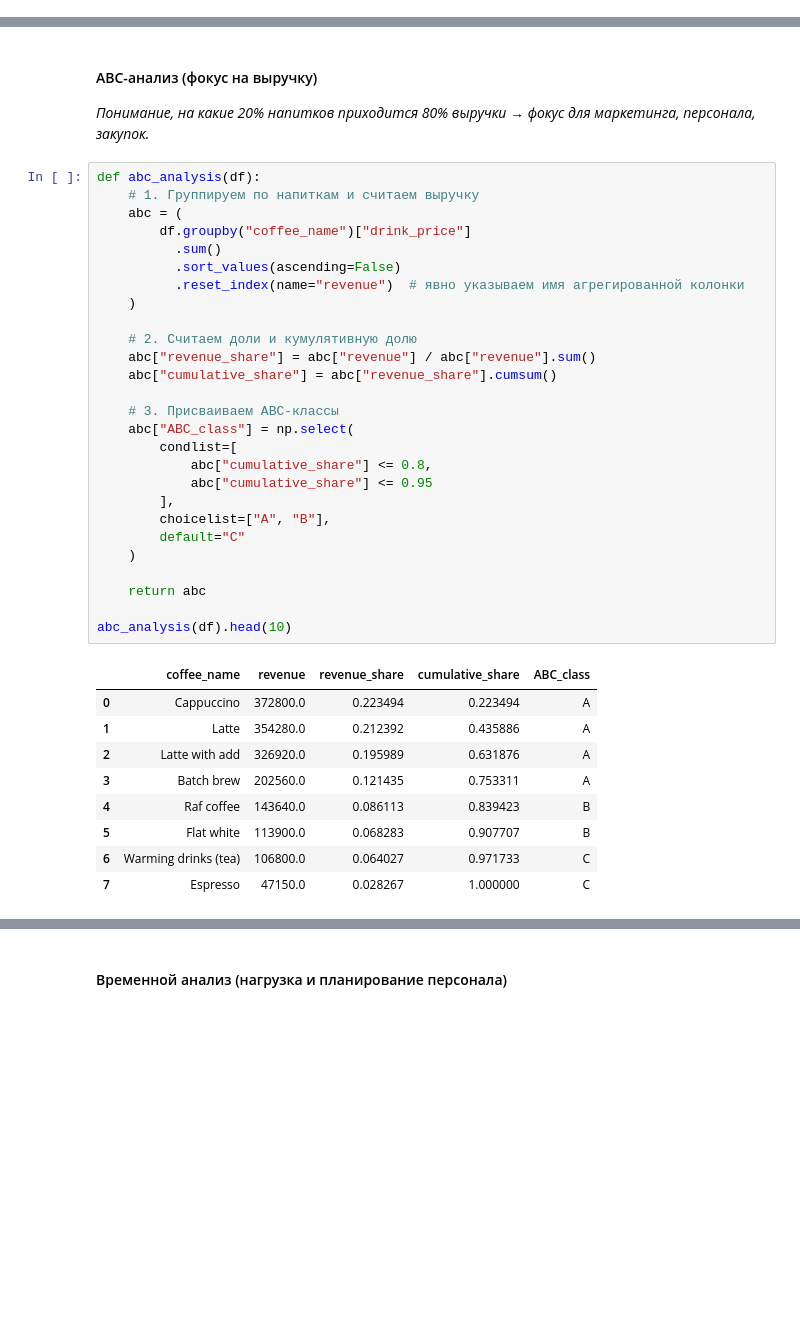
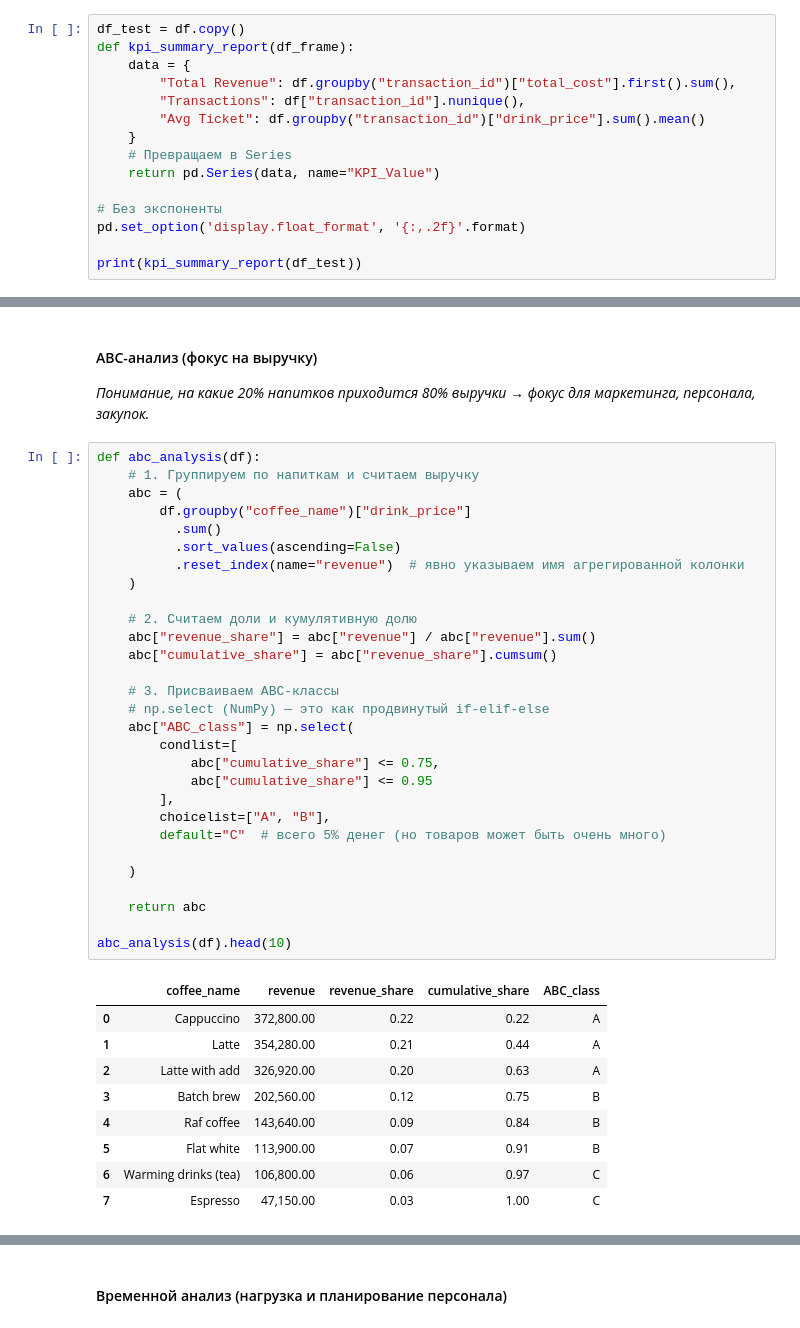
Before and after one commit to OlegPicPulse/beanpath-core, a Jupyter notebook: notebooks/00_toolbox.ipynb, the cells around one changed output, grey strips where cells are left out. Cells and saved outputs as stored; diff of their text form; blank space fills up the shorter version.

Commit message:
refactor: update analytics toolbox; add coffee sales & ABC reports

```diff
--- a/notebooks/00_toolbox.ipynb
+++ b/notebooks/00_toolbox.ipynb
@@ -90,3 +92,18 @@ kpi_summary(df)
 {'Total Revenue': np.float64(1668050.0),
  'Transactions': 3547,
  'Avg Ticket': np.float64(470.2706512545813)}
+# %%
+df_test = df.copy()
+def kpi_summary_report(df_frame):
+    data = {
+        "Total Revenue": df.groupby("transaction_id")["total_cost"].first().sum(),
+        "Transactions": df["transaction_id"].nunique(),
+        "Avg Ticket": df.groupby("transaction_id")["drink_price"].sum().mean()
+    }
+    # Превращаем в Series
+    return pd.Series(data, name="KPI_Value")
+
+# Без экспоненты
+pd.set_option('display.float_format', '{:,.2f}'.format)
+
+print(kpi_summary_report(df_test))
@@ -138,37 +174,39 @@ display(df[['datetime', 'month', 'hour']].head())
 # %%
 def abc_analysis(df):
     # 1. Группируем по напиткам и считаем выручку
     abc = (
         df.groupby("coffee_name")["drink_price"]
           .sum()
           .sort_values(ascending=False)
           .reset_index(name="revenue")  # явно указываем имя агрегированной колонки
     )
 
     # 2. Считаем доли и кумулятивную долю
     abc["revenue_share"] = abc["revenue"] / abc["revenue"].sum()
     abc["cumulative_share"] = abc["revenue_share"].cumsum()
 
     # 3. Присваиваем ABC-классы
+    # np.select (NumPy) — это как продвинутый if-elif-else
     abc["ABC_class"] = np.select(
         condlist=[
-            abc["cumulative_share"] <= 0.8,
+            abc["cumulative_share"] <= 0.75,
             abc["cumulative_share"] <= 0.95
         ],
         choicelist=["A", "B"],
-        default="C"
+        default="C"  # всего 5% денег (но товаров может быть очень много)
+
     )
 
     return abc
 
 abc_analysis(df).head(10)
 # %% [output]
 |  | coffee_name | revenue | revenue_share | cumulative_share | ABC_class |
-| 0 | Cappuccino | 372800.0 | 0.223494 | 0.223494 | A |
-| 1 | Latte | 354280.0 | 0.212392 | 0.435886 | A |
-| 2 | Latte with add | 326920.0 | 0.195989 | 0.631876 | A |
-| 3 | Batch brew | 202560.0 | 0.121435 | 0.753311 | A |
-| 4 | Raf coffee | 143640.0 | 0.086113 | 0.839423 | B |
-| 5 | Flat white | 113900.0 | 0.068283 | 0.907707 | B |
-| 6 | Warming drinks (tea) | 106800.0 | 0.064027 | 0.971733 | C |
-| 7 | Espresso | 47150.0 | 0.028267 | 1.000000 | C |
+| 0 | Cappuccino | 372,800.00 | 0.22 | 0.22 | A |
+| 1 | Latte | 354,280.00 | 0.21 | 0.44 | A |
+| 2 | Latte with add | 326,920.00 | 0.20 | 0.63 | A |
+| 3 | Batch brew | 202,560.00 | 0.12 | 0.75 | B |
+| 4 | Raf coffee | 143,640.00 | 0.09 | 0.84 | B |
+| 5 | Flat white | 113,900.00 | 0.07 | 0.91 | B |
+| 6 | Warming drinks (tea) | 106,800.00 | 0.06 | 0.97 | C |
+| 7 | Espresso | 47,150.00 | 0.03 | 1.00 | C |
```
Also changed, not shown: parts of 10 cells of this notebook, 4 other files.
